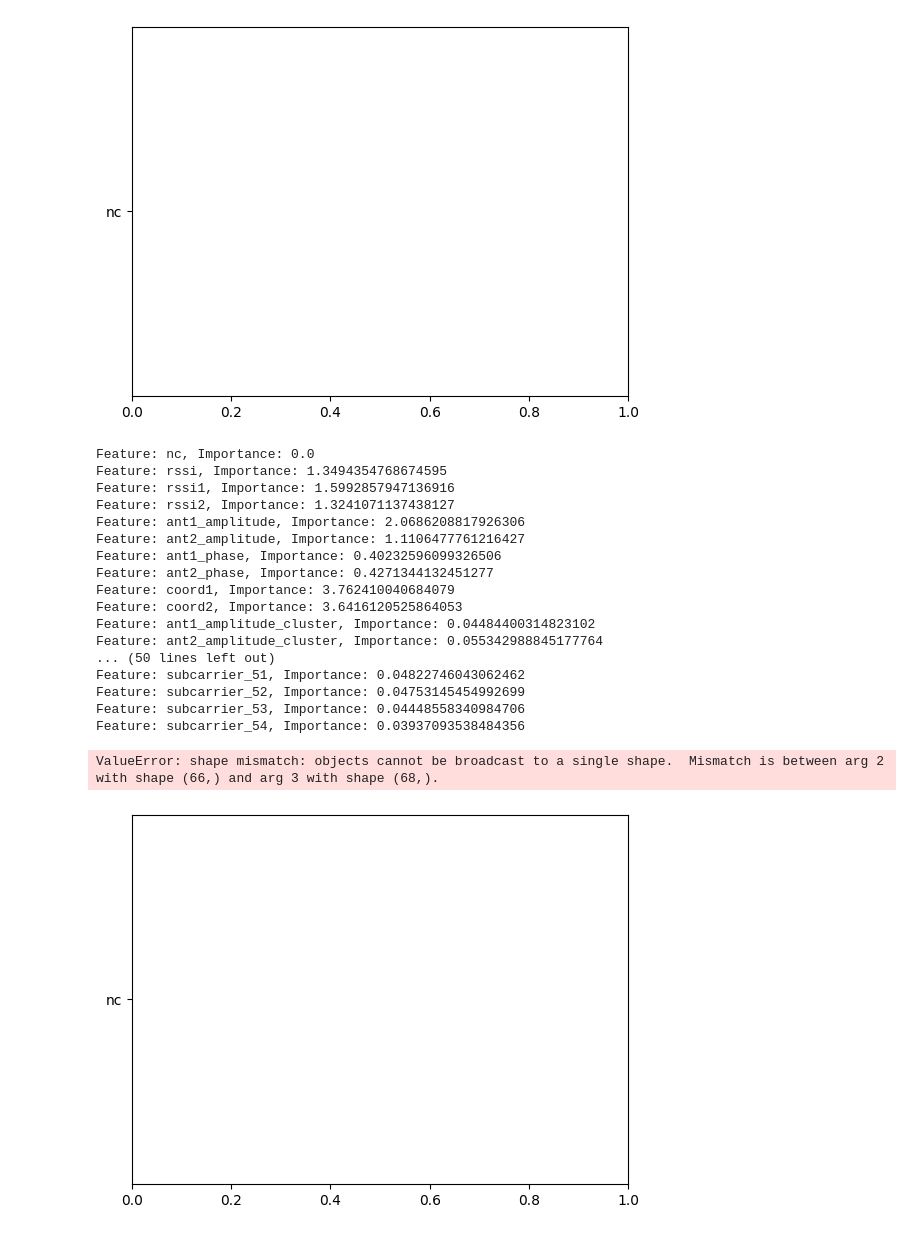
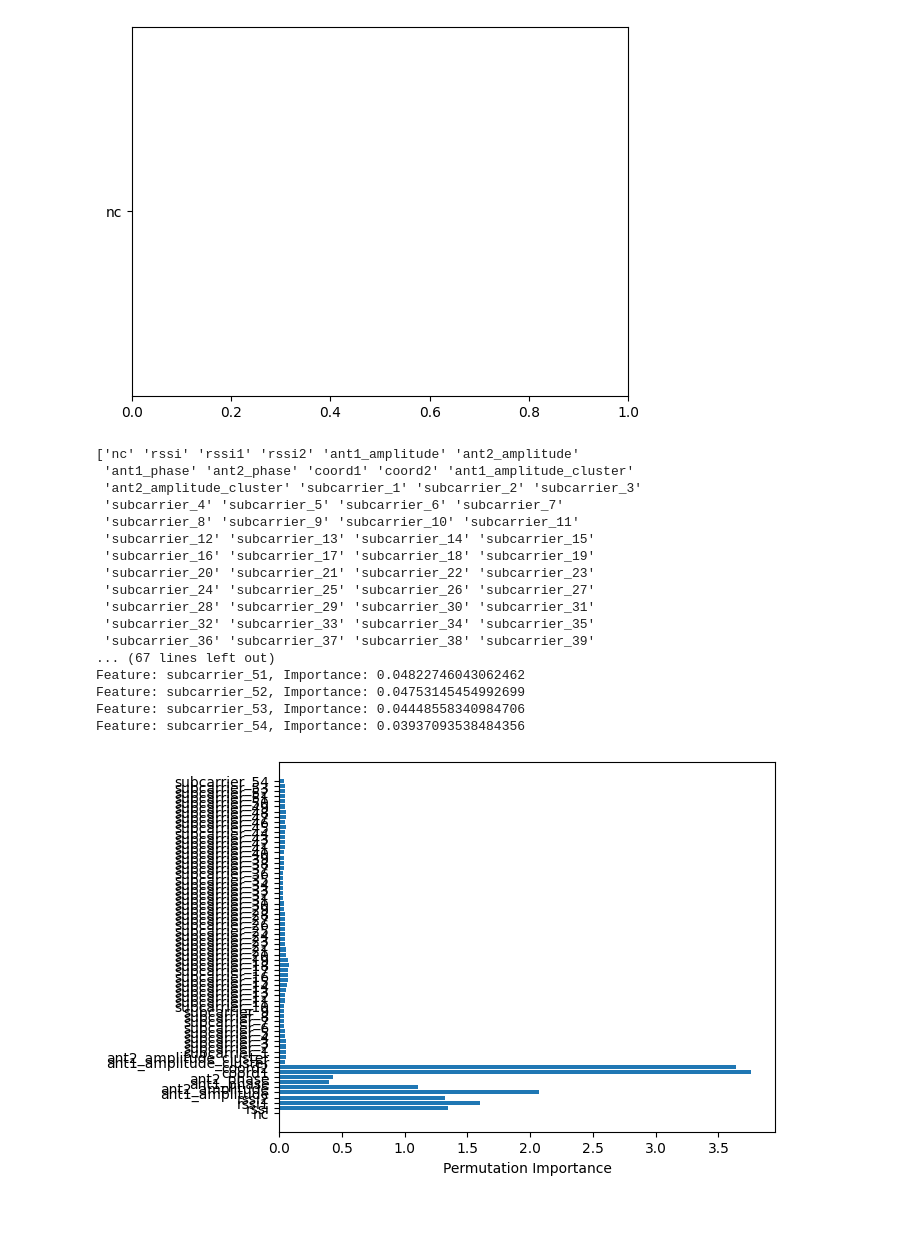
Before and after one commit to AX-0/wifi_localization, a Jupyter notebook: model_dnn.ipynb, the cells around one changed output. Cells and saved outputs as stored; diff of their text form; code cells hidden in the pictures.

Commit message:
feature importance analysis w graph

```diff
--- a/model_dnn.ipynb
+++ b/model_dnn.ipynb
@@ -499,34 +499,35 @@ ValueError: shape mismatch: objects cannot be broadcast to a single shape.  Mism
 # %%
 # Get the mean importance scores
 importances = result.importances_mean
-feature_names = data.columns
+feature_names = data.columns.values
+
+print(feature_names)
 
 # Print or plot feature importances
 for feature, importance in zip(feature_names, importances):
     print(f"Feature: {feature}, Importance: {importance}")
 
 # Optionally plot the feature importances
 import matplotlib.pyplot as plt
-plt.barh(feature_names, importances)
+plt.barh(feature_names[:66], importances)
 plt.xlabel('Permutation Importance')
 plt.show()
 # %% [output]
-Feature: nc, Importance: 0.0
-Feature: rssi, Importance: 1.3494354768674595
-Feature: rssi1, Importance: 1.5992857947136916
-Feature: rssi2, Importance: 1.3241071137438127
-Feature: ant1_amplitude, Importance: 2.0686208817926306
-Feature: ant2_amplitude, Importance: 1.1106477761216427
-Feature: ant1_phase, Importance: 0.40232596099326506
-Feature: ant2_phase, Importance: 0.4271344132451277
-Feature: coord1, Importance: 3.762410040684079
-Feature: coord2, Importance: 3.6416120525864053
-Feature: ant1_amplitude_cluster, Importance: 0.04484400314823102
-Feature: ant2_amplitude_cluster, Importance: 0.055342988845177764
-... (50 lines left out)
+['nc' 'rssi' 'rssi1' 'rssi2' 'ant1_amplitude' 'ant2_amplitude'
+ 'ant1_phase' 'ant2_phase' 'coord1' 'coord2' 'ant1_amplitude_cluster'
+ 'ant2_amplitude_cluster' 'subcarrier_1' 'subcarrier_2' 'subcarrier_3'
+ 'subcarrier_4' 'subcarrier_5' 'subcarrier_6' 'subcarrier_7'
+ 'subcarrier_8' 'subcarrier_9' 'subcarrier_10' 'subcarrier_11'
+ 'subcarrier_12' 'subcarrier_13' 'subcarrier_14' 'subcarrier_15'
+ 'subcarrier_16' 'subcarrier_17' 'subcarrier_18' 'subcarrier_19'
+ 'subcarrier_20' 'subcarrier_21' 'subcarrier_22' 'subcarrier_23'
+ 'subcarrier_24' 'subcarrier_25' 'subcarrier_26' 'subcarrier_27'
+ 'subcarrier_28' 'subcarrier_29' 'subcarrier_30' 'subcarrier_31'
+ 'subcarrier_32' 'subcarrier_33' 'subcarrier_34' 'subcarrier_35'
+ 'subcarrier_36' 'subcarrier_37' 'subcarrier_38' 'subcarrier_39'
+... (67 lines left out)
 Feature: subcarrier_51, Importance: 0.04822746043062462
 Feature: subcarrier_52, Importance: 0.04753145454992699
 Feature: subcarrier_53, Importance: 0.04448558340984706
 Feature: subcarrier_54, Importance: 0.03937093538484356
-ValueError: shape mismatch: objects cannot be broadcast to a single shape.  Mismatch is between arg 2 with shape (66,) and arg 3 with shape (68,).
-[figure, old version]
+[figure, new version]
```
